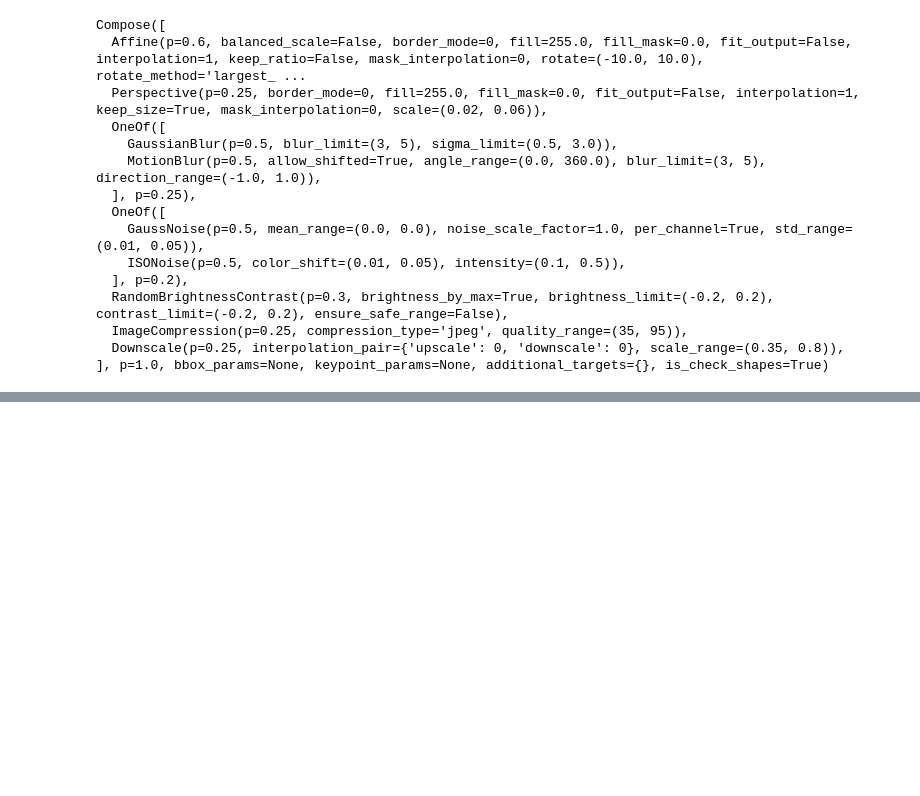
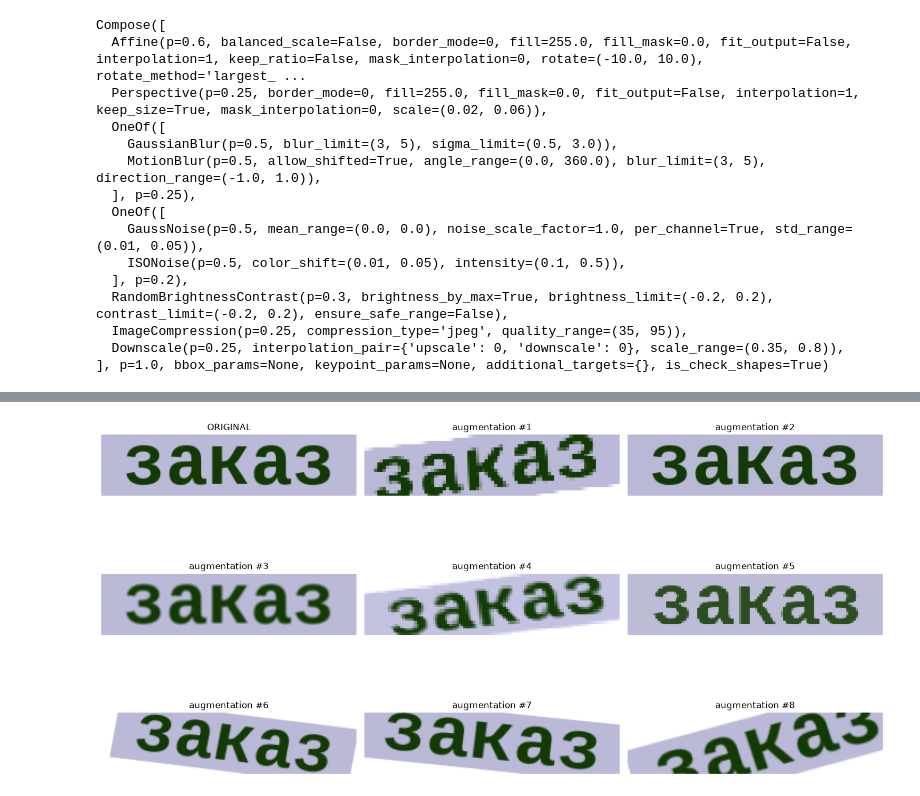
Before and after one commit to sudoth/avito, a Jupyter notebook: notebooks/2_data.ipynb, the cells around one changed output, grey strips where cells are left out. Saved outputs shown, nothing was run; the diff lists cells and outputs as text; code cells hidden in the pictures; blank space fills up the shorter version.

```diff
--- a/notebooks/2_data.ipynb
+++ b/notebooks/2_data.ipynb
@@ -171,0 +210,35 @@ Compose([
+# %%
+import matplotlib.pyplot as plt
+import numpy as np
+
+
+idx = 7
+sample = synthetic[idx]
+
+image = sample["image"]
+image_np = np.array(image)
+
+fig, axes = plt.subplots(
+    3,
+    3,
+    figsize=(15, 9),
+)
+
+axes = axes.flat
+
+axes[0].imshow(image)
+axes[0].set_title("ORIGINAL")
+axes[0].axis("off")
+
+for i in range(1, 9):
+    aug = train_data.augment(
+        image=image_np,
+    )["image"]
+
+    axes[i].imshow(aug)
+    axes[i].set_title(f"augmentation #{i}")
+    axes[i].axis("off")
+
+plt.tight_layout()
+# %% [output]
+[figure, added]
```
Also changed, not shown: parts of 11 cells of this notebook, 3 other files.
